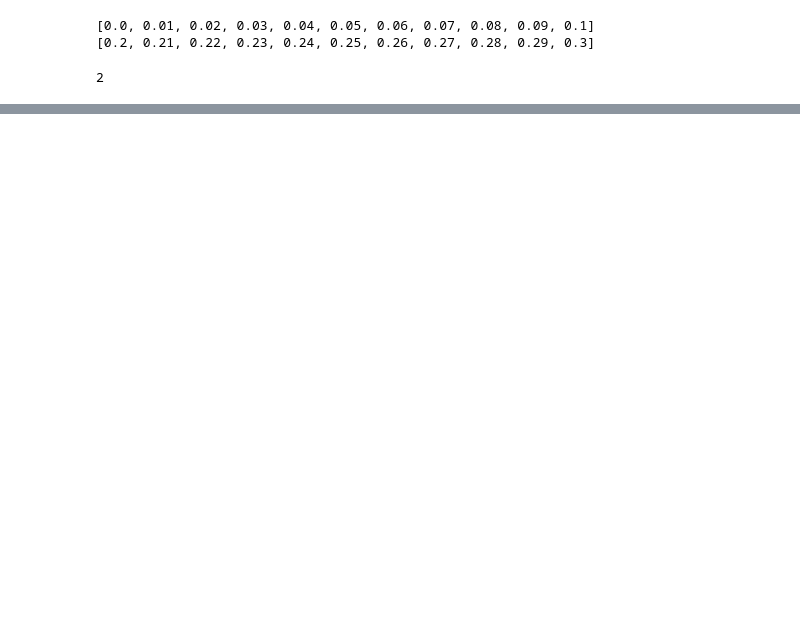
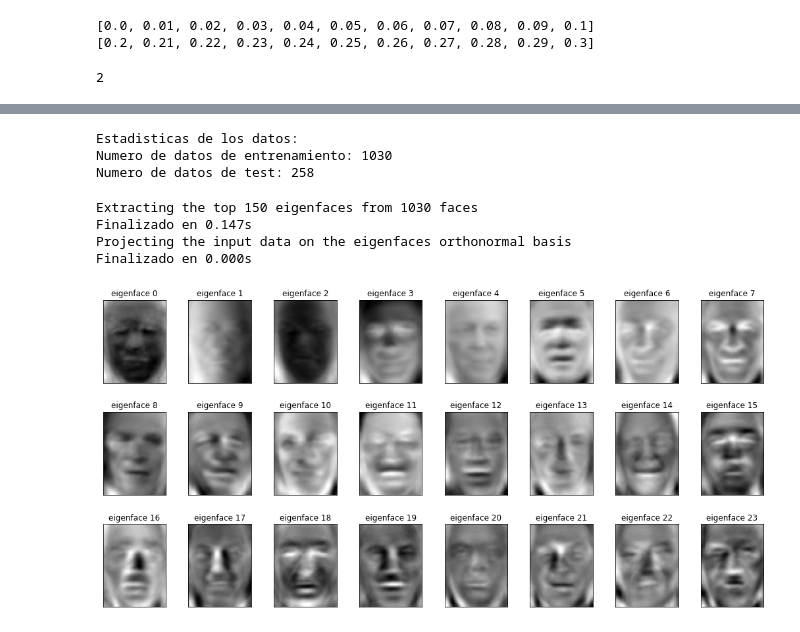
Before and after one commit to JB0linches/ReconocimientoDeFormas, a Jupyter notebook: Practica4.ipynb, the cells around one changed output, grey strips where cells are left out. Saved outputs shown, nothing was run; the diff lists cells and outputs as text; code cells hidden in the pictures; blank space fills up the shorter version.

```diff
--- a/Practica4.ipynb
+++ b/Practica4.ipynb
@@ -802,0 +909,36 @@ p.print_X()
+# %%
+X_train, X_test, y_train, y_test = train_test_split(X, y, test_size=0.2, random_state=42)
+print("Estadisticas de los datos:")
+print(f"Numero de datos de entrenamiento: {X_train.shape[0]}")
+print(f"Numero de datos de test: {X_test.shape[0]}")
+# %% [output]
+Estadisticas de los datos:
+Numero de datos de entrenamiento: 1030
+Numero de datos de test: 258
+# %%
+# PCA
+n_components = 150
+
+print("Extracting the top %d eigenfaces from %d faces" % (n_components, X_train.shape[0]))
+t0 = time()
+pca = PCA(n_components=n_components, svd_solver="randomized", whiten=True).fit(X_train)
+print("Finalizado en %0.3fs" % (time() - t0))
+
+eigenfaces = pca.components_.reshape((n_components, h, w))
+
+print("Projecting the input data on the eigenfaces orthonormal basis")
+t0 = time()
+X_train_pca = pca.transform(X_train)
+X_test_pca = pca.transform(X_test)
+print("Finalizado en %0.3fs" % (time() - t0))
+# %% [output]
+Extracting the top 150 eigenfaces from 1030 faces
+Finalizado en 0.147s
+Projecting the input data on the eigenfaces orthonormal basis
+Finalizado en 0.000s
+# %%
+eigenface_titles = ["eigenface %d" % i for i in range(eigenfaces.shape[0])]
+plot_gallery(eigenfaces, eigenface_titles, h, w, n_row=3, n_col=8)
+plt.show()
+# %% [output]
+[figure, added]
```
Also changed, not shown: parts of 25 cells of this notebook.
